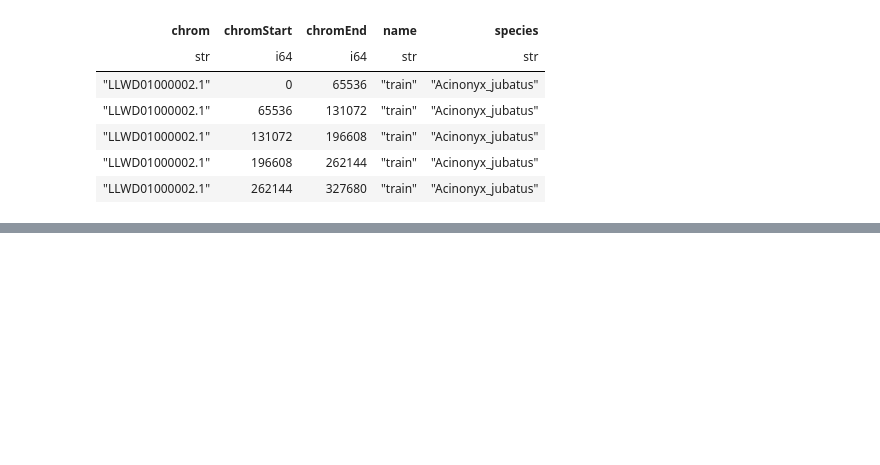
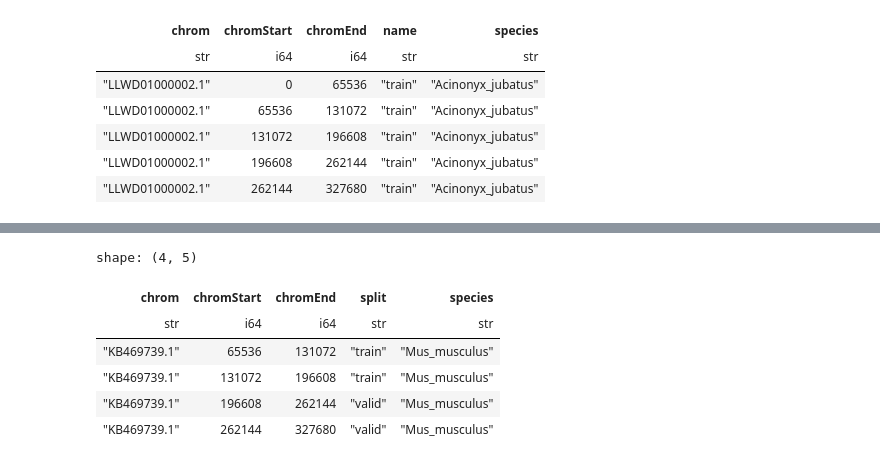
Before and after one commit to HazyResearch/hyena-dna, a Jupyter notebook: notebooks/multifasta_eda.ipynb, the cells around one changed output, grey strips where cells are left out. Drawn from its saved outputs; the diff is of its cells as text; code cells hidden in the pictures; blank space fills up the shorter version.

```diff
--- a/notebooks/multifasta_eda.ipynb
+++ b/notebooks/multifasta_eda.ipynb
@@ -117,0 +131,10 @@ kb65.rename({'name': 'split'}).write_ipc('/iblm/netapp/data4/shared_dir/hyena_dn
+# %%
+kb65.filter(pl.col('chrom') == 'KB469739.1')
+# %% [output]
+shape: (4, 5)
+| chrom | chromStart | chromEnd | split | species |
+| str | i64 | i64 | str | str |
+| "KB469739.1" | 65536 | 131072 | "train" | "Mus_musculus" |
+| "KB469739.1" | 131072 | 196608 | "train" | "Mus_musculus" |
+| "KB469739.1" | 196608 | 262144 | "valid" | "Mus_musculus" |
+| "KB469739.1" | 262144 | 327680 | "valid" | "Mus_musculus" |
```
Also changed, not shown: parts of 3 cells of this notebook, 4 other files.
